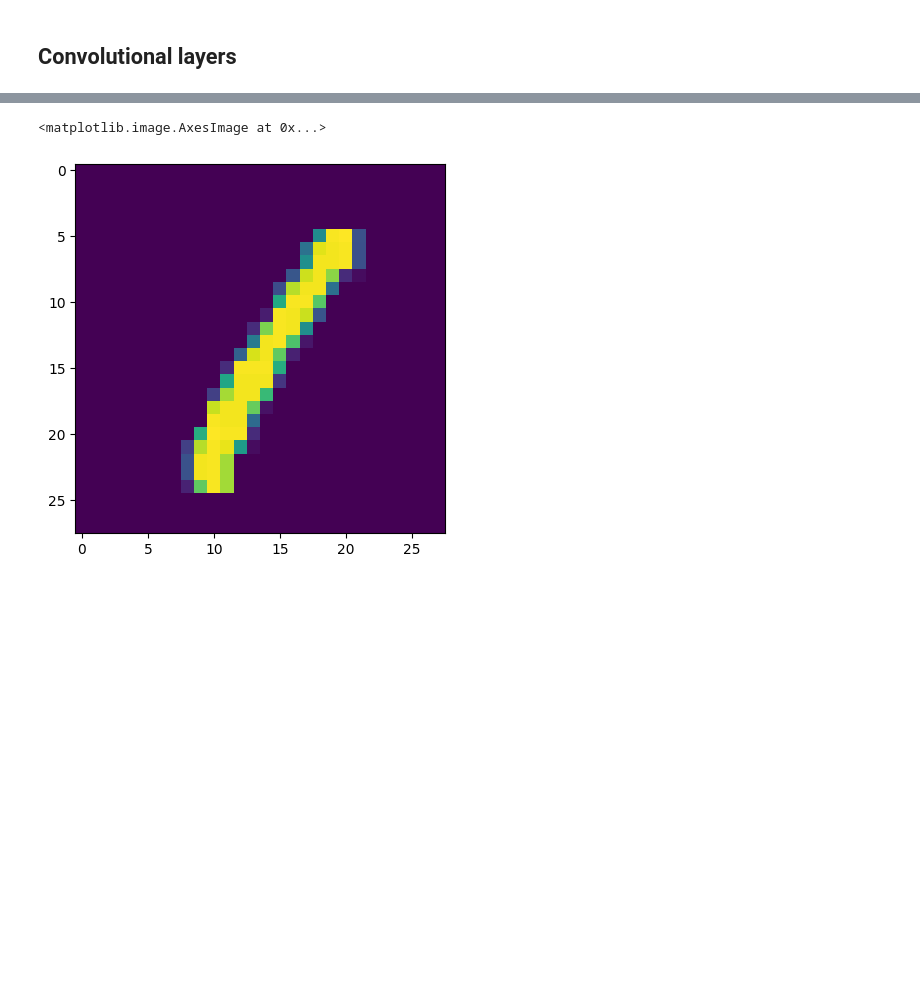
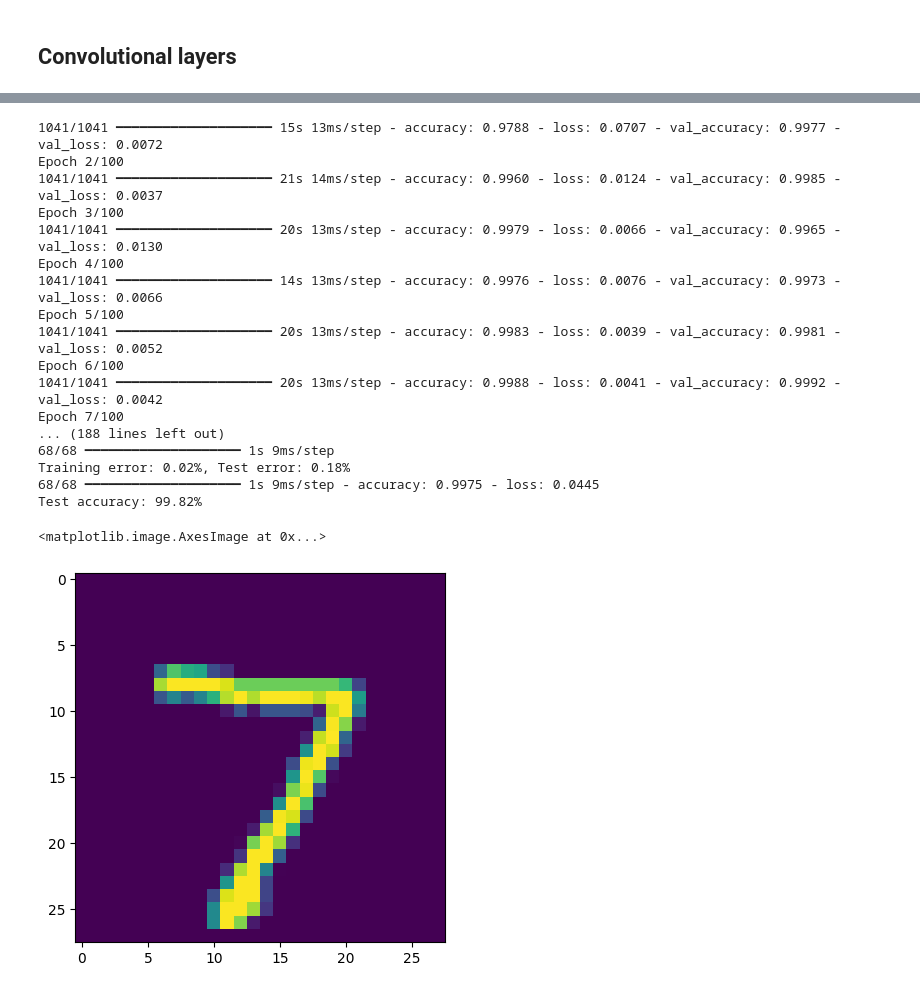
Before and after one commit to girofex/Machine-Learning-Algorithms, a Jupyter notebook: Lab6_NN.ipynb, the cells around one changed output, grey strips where cells are left out. Saved outputs shown, nothing was run; the diff lists cells and outputs as text; code cells hidden in the pictures; blank space fills up the shorter version.

```diff
--- a/Lab6_NN.ipynb
+++ b/Lab6_NN.ipynb
@@ -482,6 +482,6 @@ _, accuracy = model.evaluate(Xts, Yts)
 print('Test accuracy: %.2f%%' % (accuracy*100))
 
 fig, ax = plt.subplots()
-ax.imshow(Xtr[0].reshape(28, 28))
+ax.imshow(Xts[0].reshape(28, 28))
 # %% [output]
 Epoch 1/100
@@ -504,4 +488,21 @@ Test accuracy: 99.77%
-<matplotlib.image.AxesImage at 0x...>
+1041/1041 ━━━━━━━━━━━━━━━━━━━━ 15s 13ms/step - accuracy: 0.9788 - loss: 0.0707 - val_accuracy: 0.9977 - val_loss: 0.0072
+Epoch 2/100
+1041/1041 ━━━━━━━━━━━━━━━━━━━━ 21s 14ms/step - accuracy: 0.9960 - loss: 0.0124 - val_accuracy: 0.9985 - val_loss: 0.0037
+Epoch 3/100
+1041/1041 ━━━━━━━━━━━━━━━━━━━━ 20s 13ms/step - accuracy: 0.9979 - loss: 0.0066 - val_accuracy: 0.9965 - val_loss: 0.0130
+Epoch 4/100
+1041/1041 ━━━━━━━━━━━━━━━━━━━━ 14s 13ms/step - accuracy: 0.9976 - loss: 0.0076 - val_accuracy: 0.9973 - val_loss: 0.0066
+Epoch 5/100
+1041/1041 ━━━━━━━━━━━━━━━━━━━━ 20s 13ms/step - accuracy: 0.9983 - loss: 0.0039 - val_accuracy: 0.9981 - val_loss: 0.0052
+Epoch 6/100
+1041/1041 ━━━━━━━━━━━━━━━━━━━━ 20s 13ms/step - accuracy: 0.9988 - loss: 0.0041 - val_accuracy: 0.9992 - val_loss: 0.0042
+Epoch 7/100
+... (188 lines left out)
+68/68 ━━━━━━━━━━━━━━━━━━━━ 1s 9ms/step
+Training error: 0.02%, Test error: 0.18%
+68/68 ━━━━━━━━━━━━━━━━━━━━ 1s 9ms/step - accuracy: 0.9975 - loss: 0.0445
+Test accuracy: 99.82%
+<matplotlib.image.AxesImage at 0x...>
-[figure, old version]
+[figure, new version]
 # %% [markdown]
 <h3>Comparison</h3>
```
Also changed, not shown: parts of 12 cells of this notebook.
